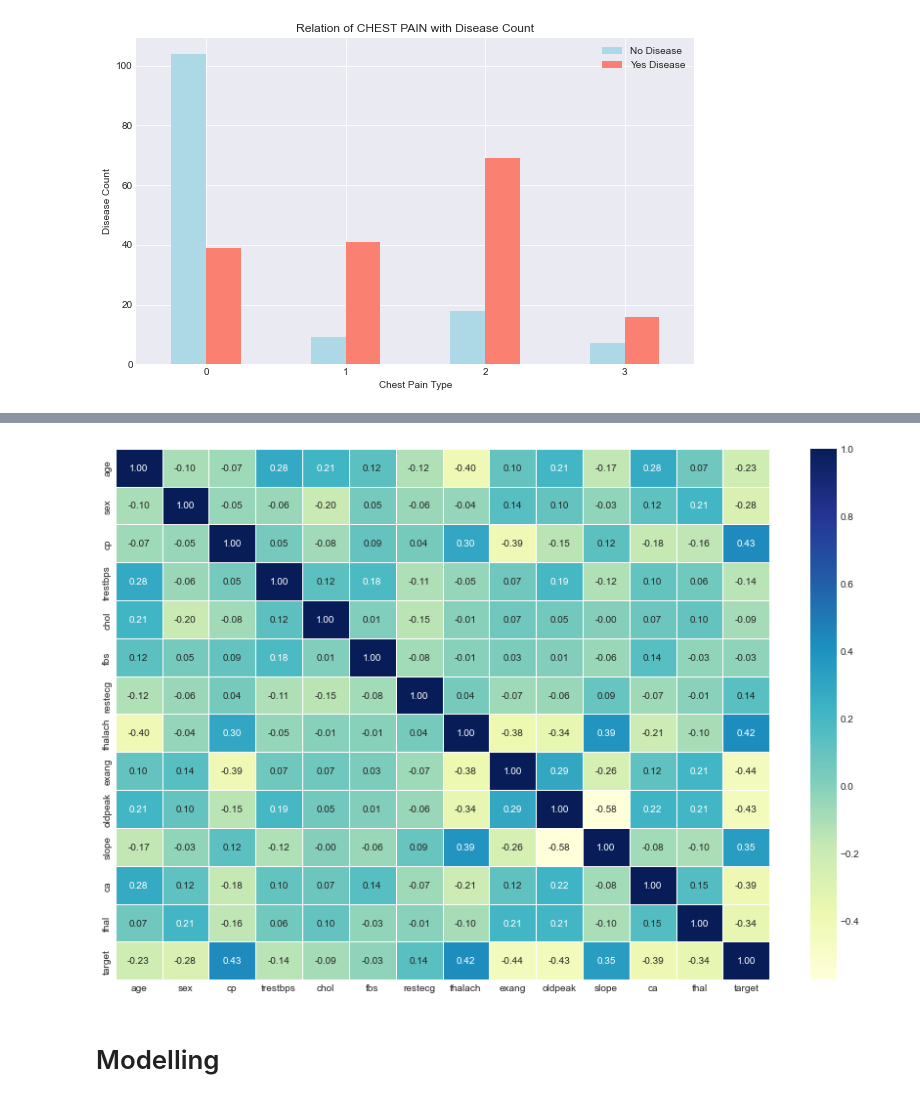
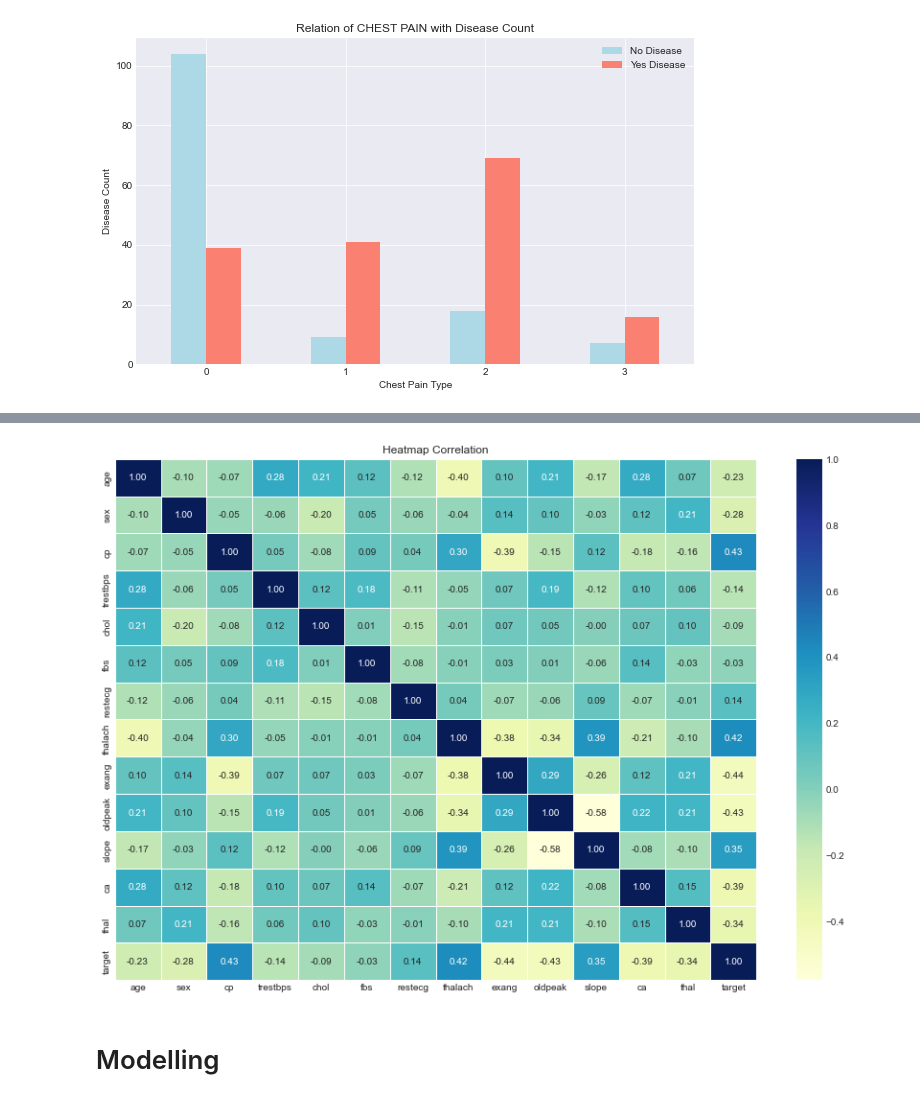
Before and after one commit to muhammadanas0716/Machine-Learning-101, a Jupyter notebook: Heart Disease Classification/Heart Disease Classification.ipynb, the cells around one changed output, grey strips where cells are left out. Drawn from its saved outputs; the diff is of its cells as text; code cells hidden in the pictures.

```diff
--- a/Heart Disease Classification/Heart Disease Classification.ipynb
+++ b/Heart Disease Classification/Heart Disease Classification.ipynb
@@ -377,18 +385,20 @@ df.corr()
 # %%
 # Let's make our correlation matrix a bit prettier
 corr_matrix = df.corr()
 fig, ax = plt.subplots(figsize=(15, 10))
 
 # Plot
 ax = sns.heatmap(corr_matrix,
                  annot=True,
                  linewidths=0.5,
                  fmt=".2f",
                  cmap="YlGnBu", )
 
 # Customization
+plt.title("Heatmap Correlation")
+plt.show()
 # %% [output]
-[figure, old version]
+[figure, new version]
 # %% [markdown]
 # Modelling
 # %%
```
Also changed, not shown: parts of 3 cells of this notebook.
